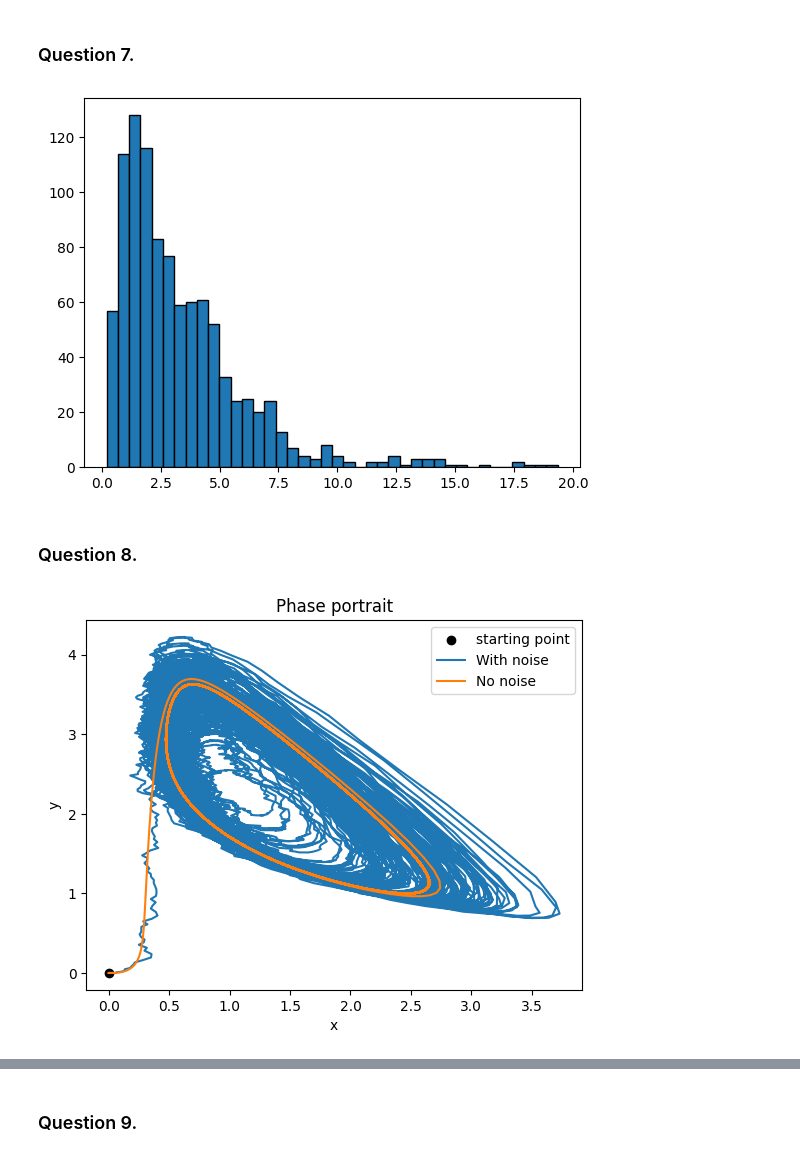
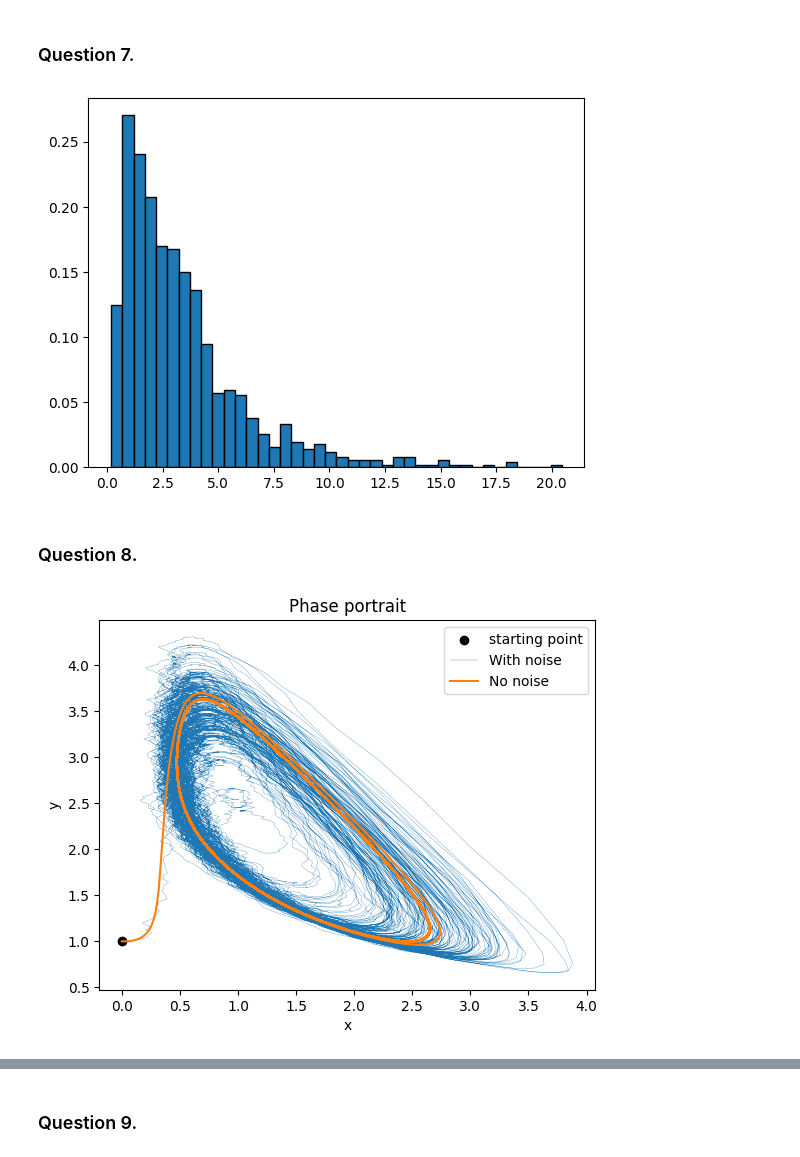
Before and after one commit to ChandraAnunay/Langevin-Dynamics, a Jupyter notebook: langevin.ipynb, the cells around one changed output, grey strips where cells are left out. Drawn from its saved outputs; the diff is of its cells as text; code cells hidden in the pictures.

```diff
--- a/langevin.ipynb
+++ b/langevin.ipynb
@@ -46,13 +46,35 @@ plt.show()
 ### Question 2.
 # %%
 # parameters
-t0,tf,dt = 0.0,1.0,10**-6
-m = 10**-12
+t0,tf,dt = 0.0,0.1,10**-4
+m = 10**-10
 gmma = 10**-8
 T = 300
 kb = 1.38*10**-23
 a = gmma/m
 b = (2*gmma*kb*T*dt)**0.5/m
+N = int((tf-t0)/dt+1)
+N_sim = 1000
+# print(a,b)
 
 # single trajectory
-def traj_2()
+def traj_2():
+    v_arr = np.zeros((N,),float)
+    for i in range(N-1):
+        v_arr[i+1] = v_arr[i] - a*v_arr[i]*dt + b*r.standard_normal()
+    return v_arr
+
+
+# calculating velocity autocorrelation function
+auto_corr = np.zeros((N,),float)
+for i in range(N_sim):
+    v_arr = traj_2()
+    for j in range(N):
+        auto_corr[j] += np.mean(v_arr[j:]*v_arr[:N-j])
+auto_corr /= N_sim
+auto_corr_normalized = auto_corr/auto_corr[0]
+
+t_arr = np.linspace(t0,tf,len(auto_corr))
+
+# theoretical
+auto_corr_theo = np.exp(-a*t_arr)
@@ -103,7 +135,7 @@ plt.show()
 # %%
 # parameters
 gmma = 1
-D = 0.2
+D = 0.25
 dt = 0.01
 x0 = -1
 N_sim = 1000
@@ -242,43 +274,48 @@ for i in range(N_sim):
     tf_arr.append(traj_7())
 tf_arr = np.array(tf_arr)
 
+# theoretical distribution of the mean first-time passage time
+times = np.arange(0,20.0,0.1)
+
+
 # plottind the histogram
-plt.hist(tf_arr,bins=40,edgecolor = 'k')
+plt.hist(tf_arr,bins=40,edgecolor = 'k',density = True)
 plt.show()
 # %% [output]
-[figure, old version]
+[figure, new version]
 # %% [markdown]
 ### Question 8.
 # %%
 # parameters
 D_given = 0.01
 t0,tf,dt = 0.0,1000.0,0.05
 a,b = 1,2.5
-x0,y0 = 0.0,0.0
+x0,y0 = 0.0,1.0
 N = int((tf-t0)/dt+1)
 
 # single trajectory
 def traj_8(D):
     x_arr = np.zeros(N)
     y_arr = np.zeros(N)
     x_arr[0],y_arr[0] = x0,y0
     for i in range(N-1):
         x_arr[i+1] = x_arr[i] + (a-(b+1)*x_arr[i]+x_arr[i]**2*y_arr[i])*dt+(2*D*dt)**0.5*r.standard_normal()
         y_arr[i+1] = y_arr[i] + (b*x_arr[i]-x_arr[i]**2*y_arr[i])*dt + (2*D*dt)**2*r.standard_normal()
     return x_arr,y_arr
 
 # simulating the trajectory without noise
+t_arr = np.arange(t0,tf+dt,dt)
 x_arr_deter, y_arr_deter = traj_8(D=0.0)
 x_arr_noise, y_arr_noise = traj_8(D=D_given)
 
 # plotting (phase portrait)
-plt.scatter([0],[0],label = 'starting point',c = 'k')
-plt.plot(x_arr_noise,y_arr_noise,label = 'With noise')
+plt.scatter([x0],[y0],label = 'starting point',c = 'k')
+plt.plot(x_arr_noise,y_arr_noise,lw = 0.2,label = 'With noise')
 plt.plot(x_arr_deter,y_arr_deter,label = 'No noise')
 plt.title('Phase portrait')
 plt.legend()
 plt.xlabel('x')
 plt.ylabel('y')
 plt.show()
 # %% [output]
-[figure, old version]
+[figure, new version]
```
Also changed, not shown: parts of 11 cells of this notebook.
